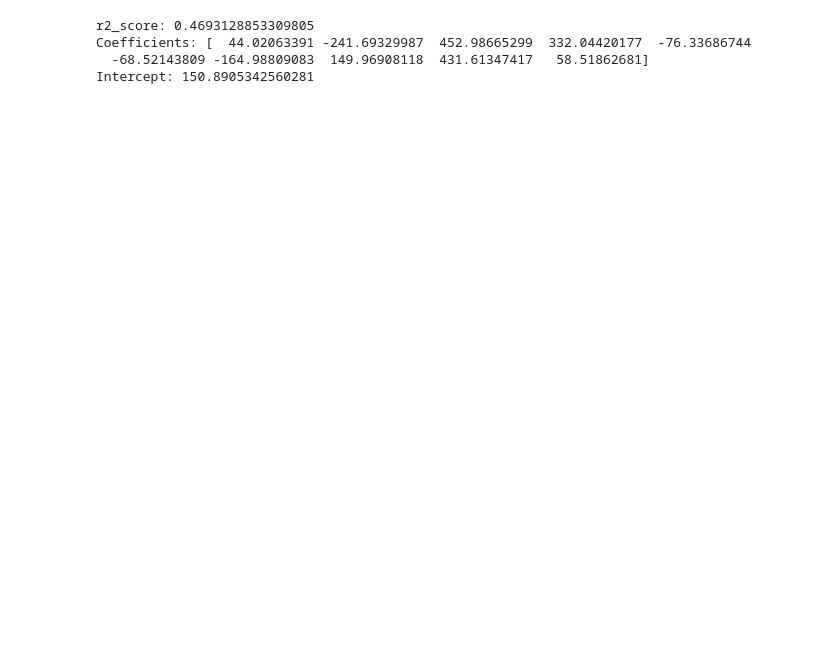
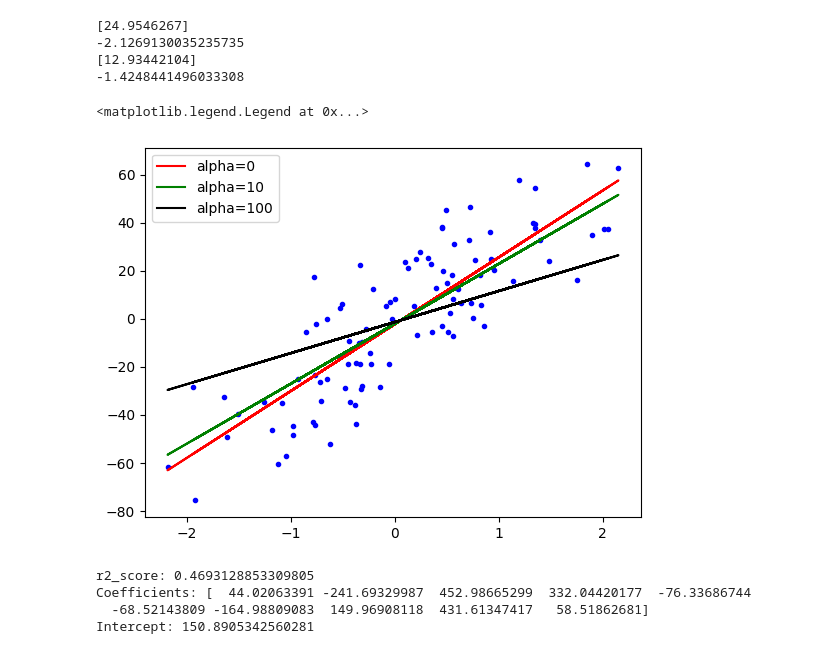
Before and after one commit to gautamsudip/Machine-Learning-Algorithms-From-Scratch, a Jupyter notebook: Ridge Regression.ipynb, the cells around one changed output. Cells and saved outputs as stored; diff of their text form; code cells hidden in the pictures; blank space fills up the shorter version.

```diff
--- a/Ridge Regression.ipynb
+++ b/Ridge Regression.ipynb
@@ -3,3 +97,27 @@
+# %%
+# How hyperparameter alpha (λ) affect regression line
+rr = Ridge(alpha=10)
+rr.fit(X,y)
+print(rr.coef_)
+print(rr.intercept_)
+
+rr1 = Ridge(alpha=100)
+rr1.fit(X,y)
+print(rr1.coef_)
+print(rr1.intercept_)
+
+plt.plot(X,y,'b.')
+plt.plot(X,lr.predict(X),color='red',label='alpha=0')
+plt.plot(X,rr.predict(X),color='green',label='alpha=10')
+plt.plot(X,rr1.predict(X),color='black',label='alpha=100')
+plt.legend()
+# %% [output]
+[24.9546267]
+-2.1269130035235735
+[12.93442104]
+-1.4248441496033308
+<matplotlib.legend.Legend at 0x...>
+[figure, added]
 # %%
 #             Implementation of Ridge Regression for n Dimensional Data From Scratch
 
```
Also changed, not shown: parts of 12 cells of this notebook, 2 other files.
